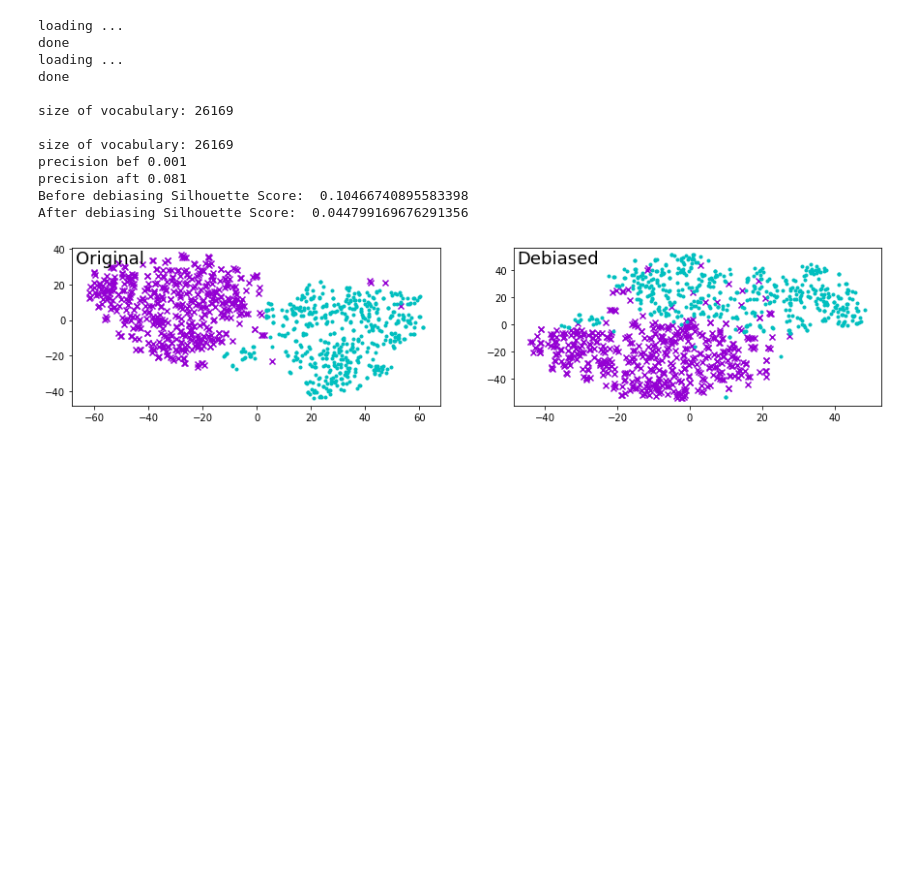
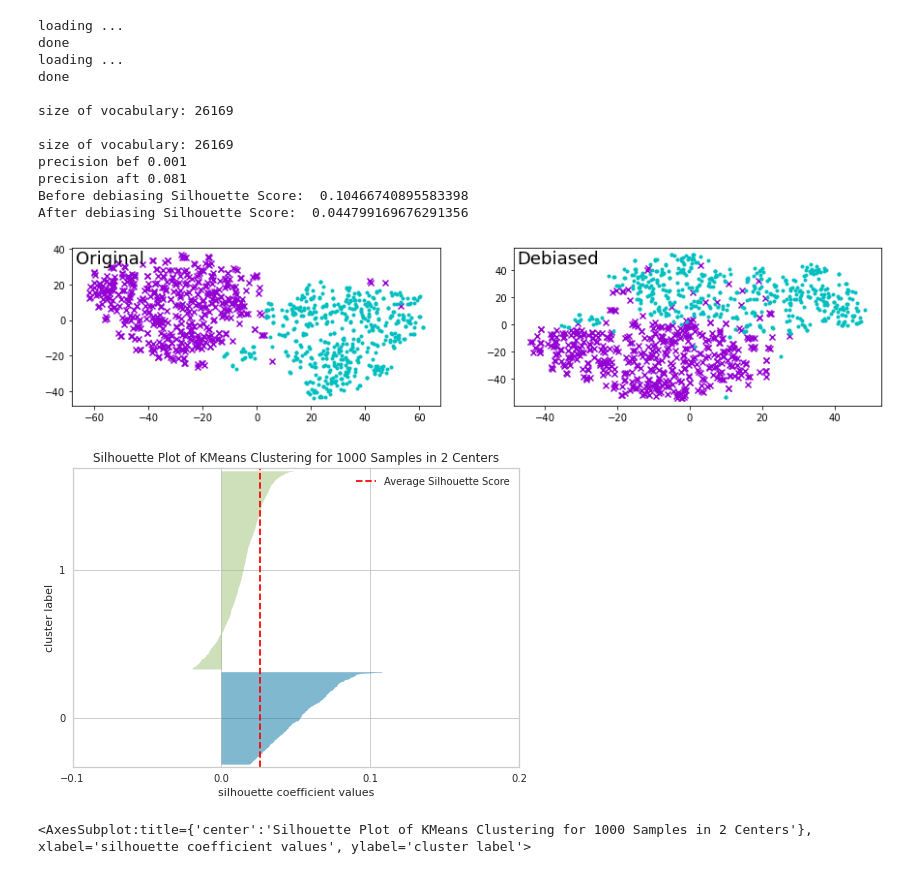
Before and after one commit to ChristianCme/6882finalproject, a Jupyter notebook: Visualization/remaining_bias_2018.ipynb, the cells around one changed output. Saved outputs shown, nothing was run; the diff lists cells and outputs as text; code cells hidden in the pictures; blank space fills up the shorter version.

Commit message:
Examine Silhouette Score

```diff
--- a/Visualization/remaining_bias_2018.ipynb
+++ b/Visualization/remaining_bias_2018.ipynb
@@ -250,10 +250,11 @@ def main(orig_embed, debias_embed):
     X_bef, X_aft = extract_vectors(male + female)
     y_true = [0]*size + [1]*size
     cluster_and_visualize(male + female, X_bef, X_aft, random_state, y_true)
-    print("Before debiasing Silhouette Score: ", silhouette_score(X_bef, y_true, metric='cosine'))
-    print("After debiasing Silhouette Score: ", silhouette_score(X_aft, y_true, metric='cosine'))
+    print("Before debiasing Silhouette Score: ", silhouette_score(X_bef, y_true, metric='l2'))
+    print("After debiasing Silhouette Score: ", silhouette_score(X_aft, y_true, metric='l2'))
+    return X_bef, X_aft, y_true
 # %%
-main('../data/Zhao/orig_glove', '../data/Wang/dhd_glove')
+X_bef, X_aft, y_true = main('../data/Zhao/orig_glove', '../data/Wang/dhd_glove')
 # %% [output]
 loading ...
 done
@@ -300,3 +306,12 @@ precision aft 0.081
 Before debiasing Silhouette Score:  0.10466740895583398
 After debiasing Silhouette Score:  0.044799169676291356
 [figure]
+# %%
+from yellowbrick.cluster import SilhouetteVisualizer
+model = KMeans(2, random_state=1)
+visualizer = SilhouetteVisualizer(model, colors='yellowbrick')
+visualizer.fit(np.array(X_aft))
+visualizer.show()
+# %% [output]
+[figure, added]
+<AxesSubplot:title={'center':'Silhouette Plot of KMeans Clustering for 1000 Samples in 2 Centers'}, xlabel='silhouette coefficient values', ylabel='cluster label'>
```
Also changed, not shown: parts of 2 cells of this notebook.
